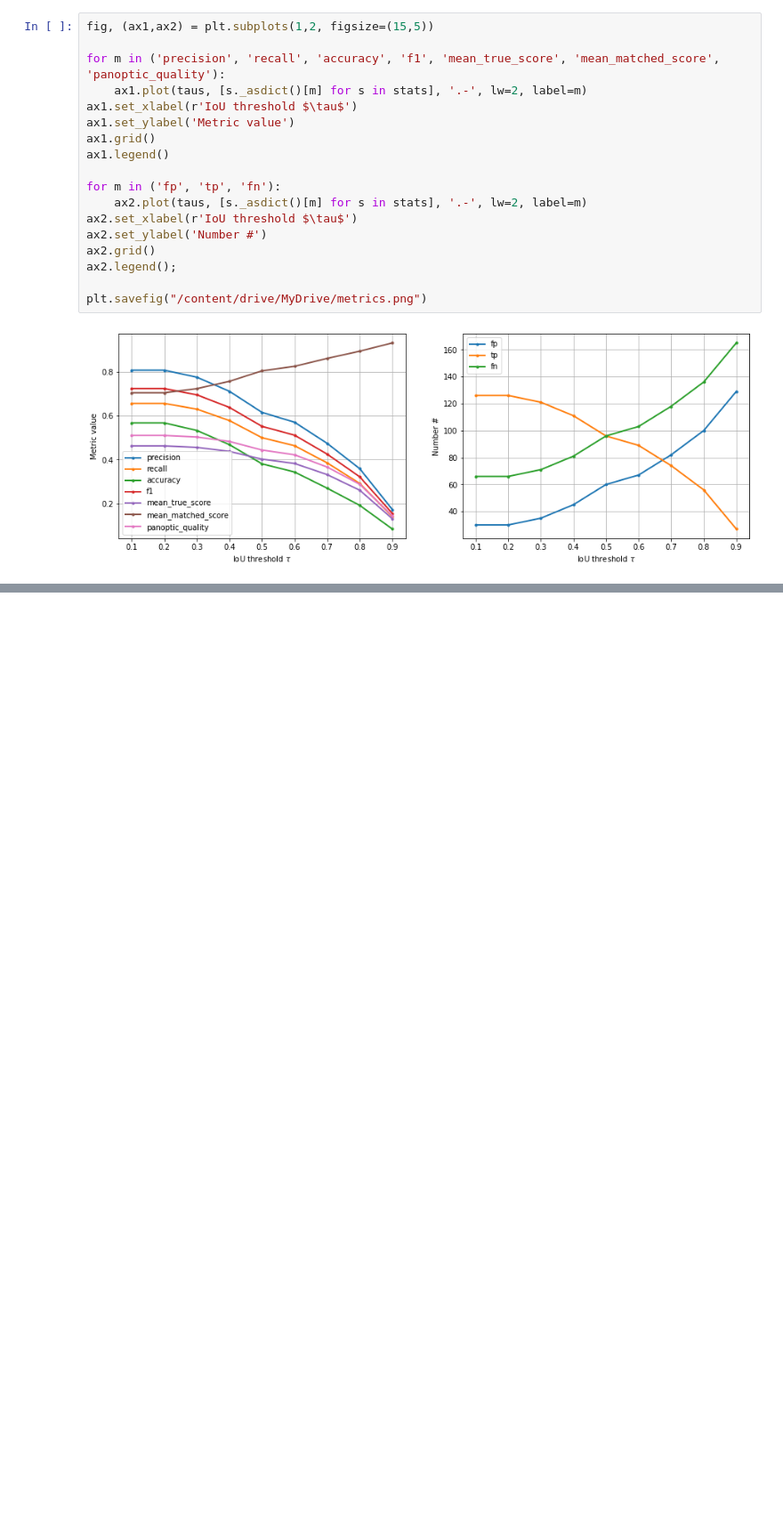
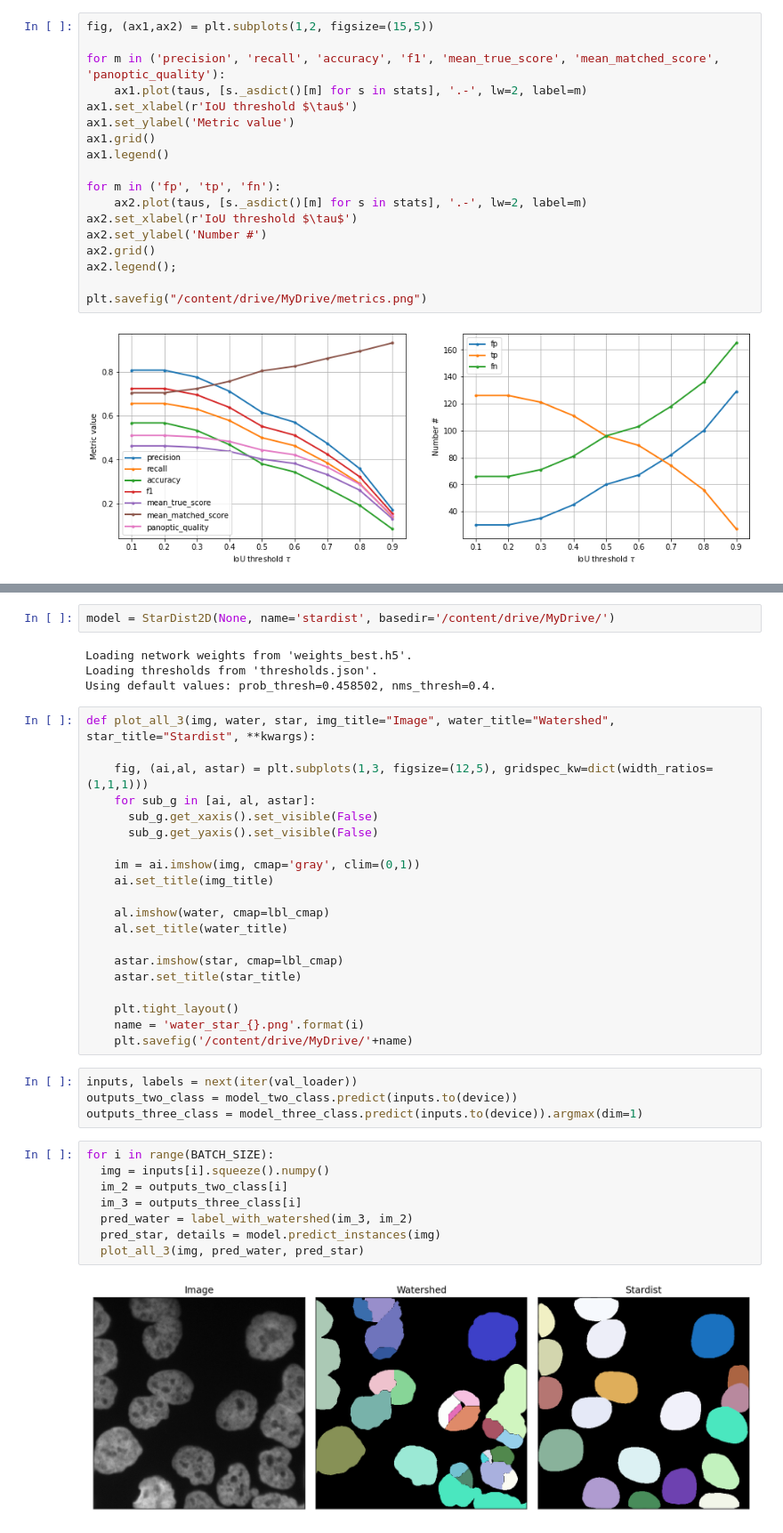
Before and after one commit to CRefice/ml-segmentation-project, a Jupyter notebook: notebook.ipynb, the cells around one changed output, grey strips where cells are left out. Shown at 89% size. Drawn from its saved outputs; the diff is of its cells as text; blank space fills up the shorter version.

```diff
--- a/notebook.ipynb
+++ b/notebook.ipynb
@@ -570,0 +590,40 @@ plt.savefig("/content/drive/MyDrive/metrics.png")
+# %%
+model = StarDist2D(None, name='stardist', basedir='/content/drive/MyDrive/')
+# %% [output]
+Loading network weights from 'weights_best.h5'.
+Loading thresholds from 'thresholds.json'.
+Using default values: prob_thresh=0.458502, nms_thresh=0.4.
+# %%
+def plot_all_3(img, water, star, img_title="Image", water_title="Watershed", star_title="Stardist", **kwargs):
+
+    fig, (ai,al, astar) = plt.subplots(1,3, figsize=(12,5), gridspec_kw=dict(width_ratios=(1,1,1)))
+    for sub_g in [ai, al, astar]:
+      sub_g.get_xaxis().set_visible(False)
+      sub_g.get_yaxis().set_visible(False)
+
+    im = ai.imshow(img, cmap='gray', clim=(0,1))
+    ai.set_title(img_title)
+
+    al.imshow(water, cmap=lbl_cmap)
+    al.set_title(water_title)
+
+    astar.imshow(star, cmap=lbl_cmap)
+    astar.set_title(star_title)
+
+    plt.tight_layout()
+    name = 'water_star_{}.png'.format(i)
+    plt.savefig('/content/drive/MyDrive/'+name)
+# %%
+inputs, labels = next(iter(val_loader))
+outputs_two_class = model_two_class.predict(inputs.to(device))
+outputs_three_class = model_three_class.predict(inputs.to(device)).argmax(dim=1)
+# %%
+for i in range(BATCH_SIZE):
+  img = inputs[i].squeeze().numpy()
+  im_2 = outputs_two_class[i]
+  im_3 = outputs_three_class[i]
+  pred_water = label_with_watershed(im_3, im_2)
+  pred_star, details = model.predict_instances(img)
+  plot_all_3(img, pred_water, pred_star)
+# %% [output]
+[figure, added]
```
Also changed, not shown: parts of 12 cells of this notebook.
